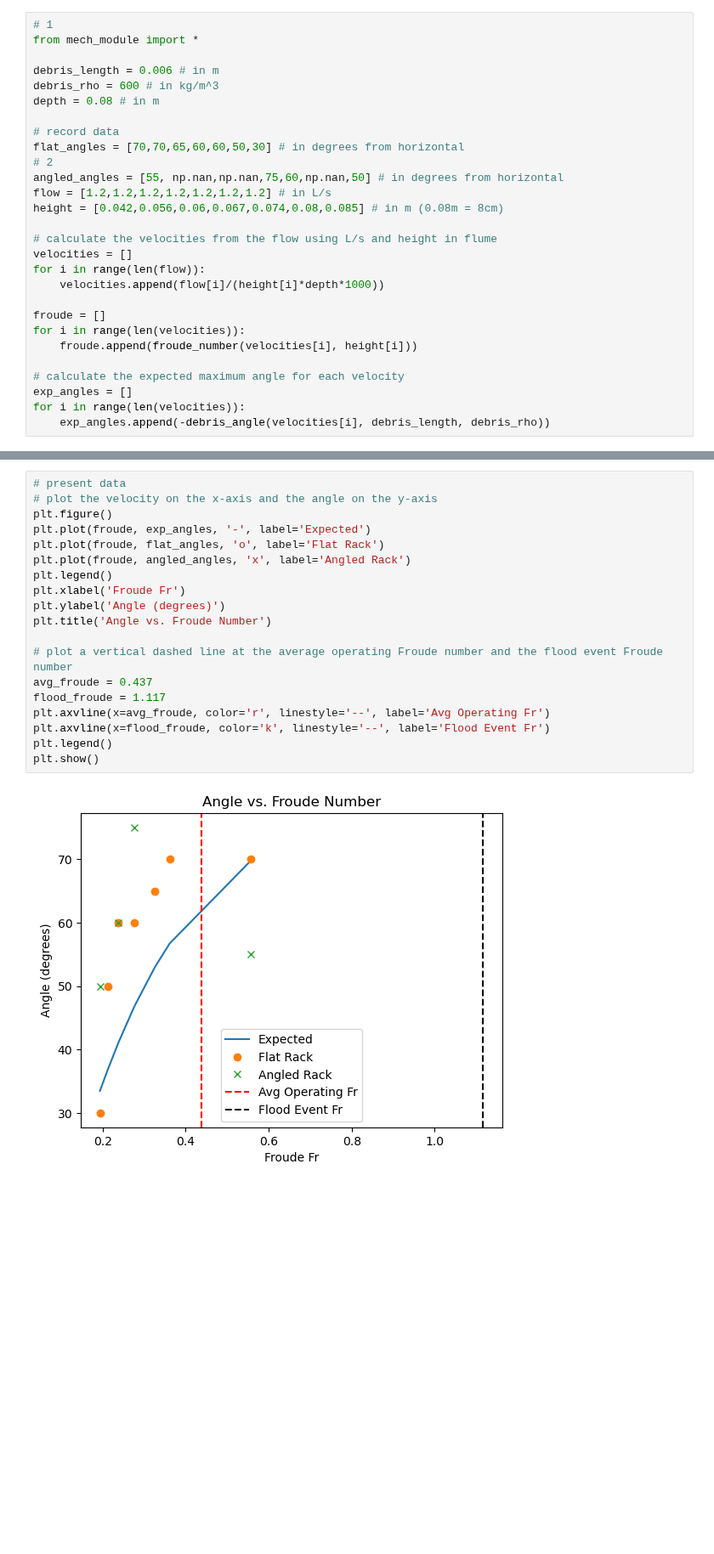
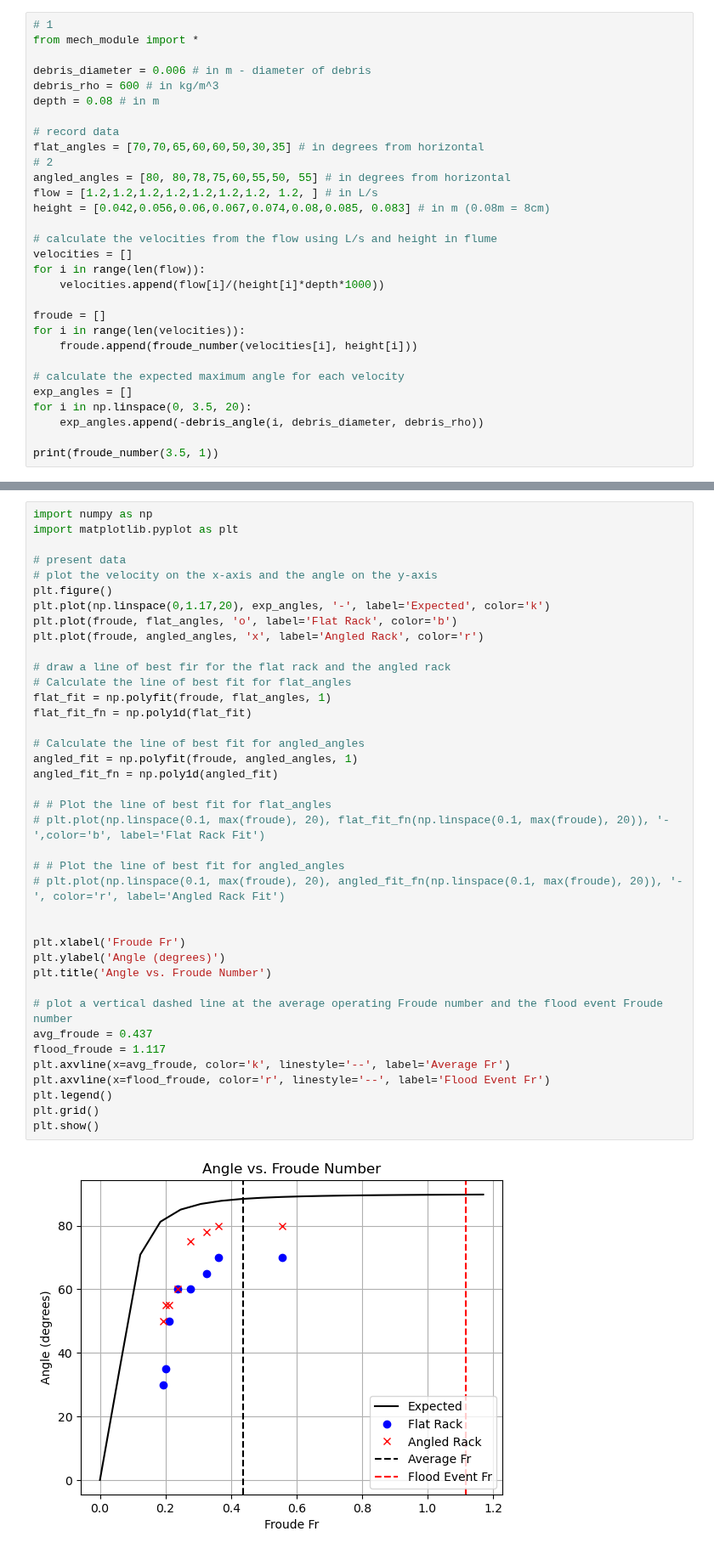
Before and after one commit to pilipb/DP5-code, a Jupyter notebook: flume.ipynb, the cells around one changed output, grey strips where cells are left out. Shown at 85% size. Saved outputs shown, nothing was run; the diff lists cells and outputs as text; blank space fills up the shorter version.

```diff
--- a/flume.ipynb
+++ b/flume.ipynb
@@ -13,16 +13,16 @@ Including a horizontal angle to the debris rack, increases the maximum vertical
 # 1
 from mech_module import *
 
-debris_length = 0.006 # in m
+debris_diameter = 0.006 # in m - diameter of debris
 debris_rho = 600 # in kg/m^3
 depth = 0.08 # in m
 
 # record data
-flat_angles = [70,70,65,60,60,50,30] # in degrees from horizontal
+flat_angles = [70,70,65,60,60,50,30,35] # in degrees from horizontal
 # 2
-angled_angles = [55, np.nan,np.nan,75,60,np.nan,50] # in degrees from horizontal
-flow = [1.2,1.2,1.2,1.2,1.2,1.2,1.2] # in L/s
-height = [0.042,0.056,0.06,0.067,0.074,0.08,0.085] # in m (0.08m = 8cm)
+angled_angles = [80, 80,78,75,60,55,50, 55] # in degrees from horizontal
+flow = [1.2,1.2,1.2,1.2,1.2,1.2,1.2, 1.2, ] # in L/s
+height = [0.042,0.056,0.06,0.067,0.074,0.08,0.085, 0.083] # in m (0.08m = 8cm)
 
 # calculate the velocities from the flow using L/s and height in flume
 velocities = []
@@ -35,5 +35,7 @@ for i in range(len(velocities)):
 
 # calculate the expected maximum angle for each velocity
 exp_angles = []
-for i in range(len(velocities)):
-    exp_angles.append(-debris_angle(velocities[i], debris_length, debris_rho))
+for i in np.linspace(0, 3.5, 20):
+    exp_angles.append(-debris_angle(i, debris_diameter, debris_rho))
+
+print(froude_number(3.5, 1))
@@ -40,21 +44,41 @@ for i in range(len(velocities)):
 # %%
+import numpy as np
+import matplotlib.pyplot as plt
+
 # present data
 # plot the velocity on the x-axis and the angle on the y-axis
 plt.figure()
-plt.plot(froude, exp_angles, '-', label='Expected')
-plt.plot(froude, flat_angles, 'o', label='Flat Rack')
-plt.plot(froude, angled_angles, 'x', label='Angled Rack')
-plt.legend()
+plt.plot(np.linspace(0,1.17,20), exp_angles, '-', label='Expected', color='k')
+plt.plot(froude, flat_angles, 'o', label='Flat Rack', color='b')
+plt.plot(froude, angled_angles, 'x', label='Angled Rack', color='r')
+
+# draw a line of best fir for the flat rack and the angled rack
+# Calculate the line of best fit for flat_angles
+flat_fit = np.polyfit(froude, flat_angles, 1)
+flat_fit_fn = np.poly1d(flat_fit)
+
+# Calculate the line of best fit for angled_angles
+angled_fit = np.polyfit(froude, angled_angles, 1)
+angled_fit_fn = np.poly1d(angled_fit)
+
+# # Plot the line of best fit for flat_angles
+# plt.plot(np.linspace(0.1, max(froude), 20), flat_fit_fn(np.linspace(0.1, max(froude), 20)), '-',color='b', label='Flat Rack Fit')
+
+# # Plot the line of best fit for angled_angles
+# plt.plot(np.linspace(0.1, max(froude), 20), angled_fit_fn(np.linspace(0.1, max(froude), 20)), '-', color='r', label='Angled Rack Fit')
+
+
 plt.xlabel('Froude Fr')
 plt.ylabel('Angle (degrees)')
 plt.title('Angle vs. Froude Number')
 
 # plot a vertical dashed line at the average operating Froude number and the flood event Froude number
 avg_froude = 0.437
 flood_froude = 1.117
-plt.axvline(x=avg_froude, color='r', linestyle='--', label='Avg Operating Fr')
-plt.axvline(x=flood_froude, color='k', linestyle='--', label='Flood Event Fr')
+plt.axvline(x=avg_froude, color='k', linestyle='--', label='Average Fr')
+plt.axvline(x=flood_froude, color='r', linestyle='--', label='Flood Event Fr')
 plt.legend()
+plt.grid()
 plt.show()
 # %% [output]
-[figure, old version]
+[figure, new version]
```
Also changed, not shown: parts of 1 cell of this notebook.
